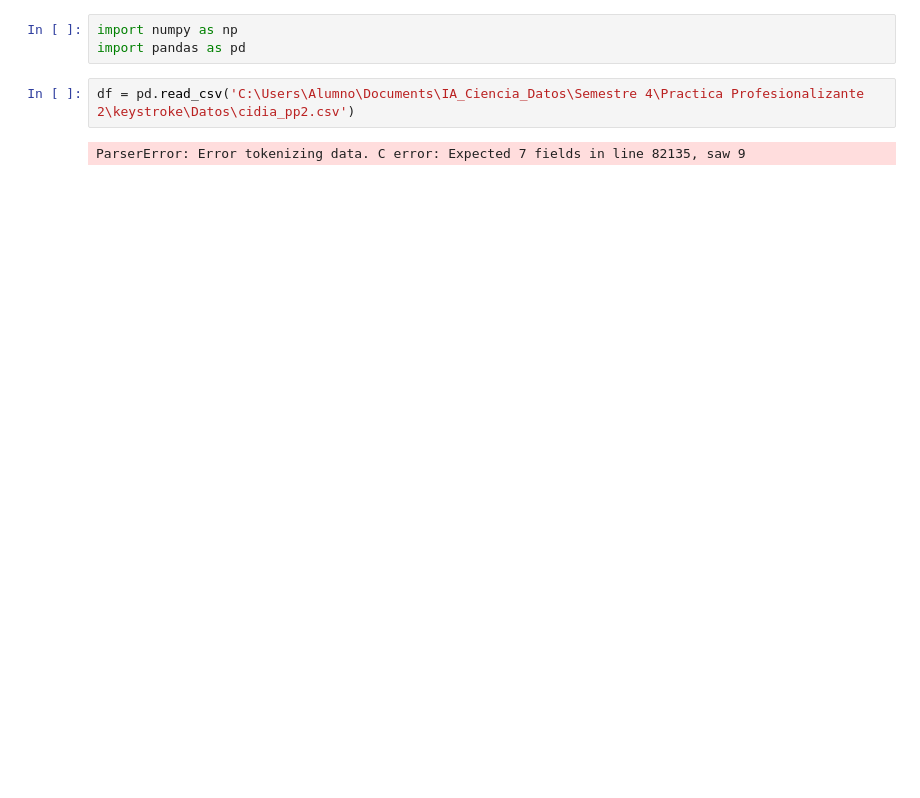
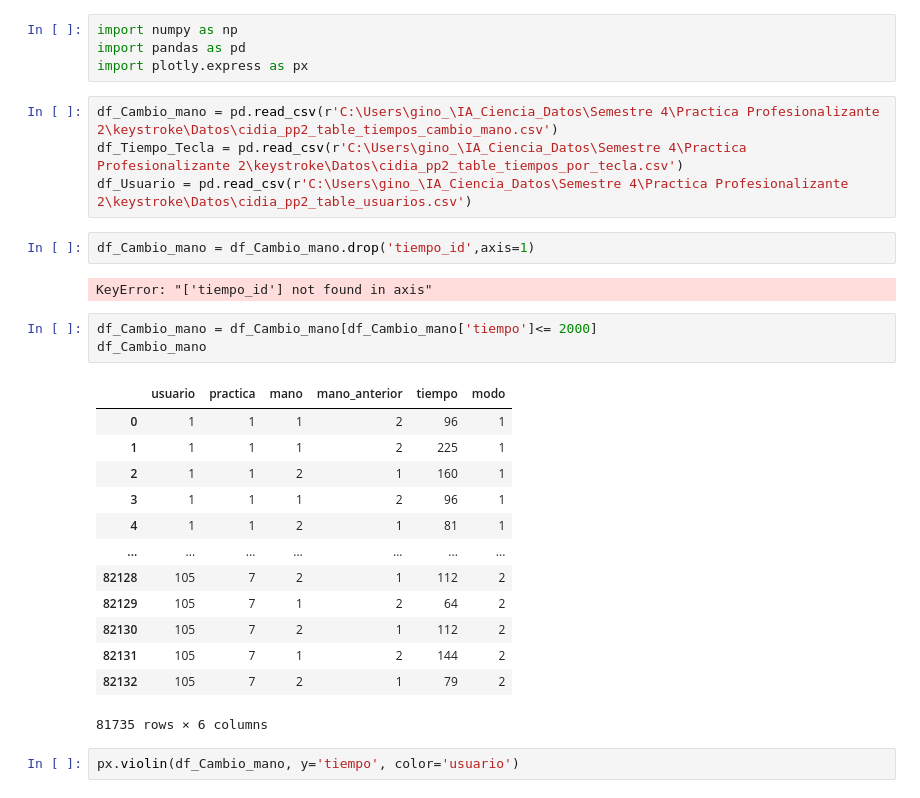
Before and after one commit to Fonteeres/IA_Ciencia_Datos, a Jupyter notebook: Semestre 4/Practica Profesionalizante 2/keystroke/TP1.ipynb, the cells around one changed output. Saved outputs shown, nothing was run; the diff lists cells and outputs as text; blank space fills up the shorter version.

Commit message:
Inicio Tp1 keystroke pp2

```diff
--- a/Semestre 4/Practica Profesionalizante 2/keystroke/TP1.ipynb
+++ b/Semestre 4/Practica Profesionalizante 2/keystroke/TP1.ipynb
@@ -1,7 +1,31 @@
 # %%
 import numpy as np
 import pandas as pd
+import plotly.express as px
-# %%
-df = pd.read_csv('C:\Users\Alumno\Documents\IA_Ciencia_Datos\Semestre 4\Practica Profesionalizante 2\keystroke\Datos\cidia_pp2.csv')
-# %% [output]
-ParserError: Error tokenizing data. C error: Expected 7 fields in line 82135, saw 9
+# %%
+df_Cambio_mano = pd.read_csv(r'C:\Users\gino_\IA_Ciencia_Datos\Semestre 4\Practica Profesionalizante 2\keystroke\Datos\cidia_pp2_table_tiempos_cambio_mano.csv')
+df_Tiempo_Tecla = pd.read_csv(r'C:\Users\gino_\IA_Ciencia_Datos\Semestre 4\Practica Profesionalizante 2\keystroke\Datos\cidia_pp2_table_tiempos_por_tecla.csv')
+df_Usuario = pd.read_csv(r'C:\Users\gino_\IA_Ciencia_Datos\Semestre 4\Practica Profesionalizante 2\keystroke\Datos\cidia_pp2_table_usuarios.csv')
+# %%
+df_Cambio_mano = df_Cambio_mano.drop('tiempo_id',axis=1)
+# %% [output]
+KeyError: "['tiempo_id'] not found in axis"
+# %%
+df_Cambio_mano = df_Cambio_mano[df_Cambio_mano['tiempo']<= 2000]
+df_Cambio_mano
+# %% [output]
+|  | usuario | practica | mano | mano_anterior | tiempo | modo |
+| 0 | 1 | 1 | 1 | 2 | 96 | 1 |
+| 1 | 1 | 1 | 1 | 2 | 225 | 1 |
+| 2 | 1 | 1 | 2 | 1 | 160 | 1 |
+| 3 | 1 | 1 | 1 | 2 | 96 | 1 |
+| 4 | 1 | 1 | 2 | 1 | 81 | 1 |
+| ... | ... | ... | ... | ... | ... | ... |
+| 82128 | 105 | 7 | 2 | 1 | 112 | 2 |
+| 82129 | 105 | 7 | 1 | 2 | 64 | 2 |
+| 82130 | 105 | 7 | 2 | 1 | 112 | 2 |
+| 82131 | 105 | 7 | 1 | 2 | 144 | 2 |
+| 82132 | 105 | 7 | 2 | 1 | 79 | 2 |
+81735 rows × 6 columns
+# %%
+px.violin(df_Cambio_mano, y='tiempo', color='usuario')
```
Also changed, not shown: parts of 3 cells of this notebook, 6 other files.
